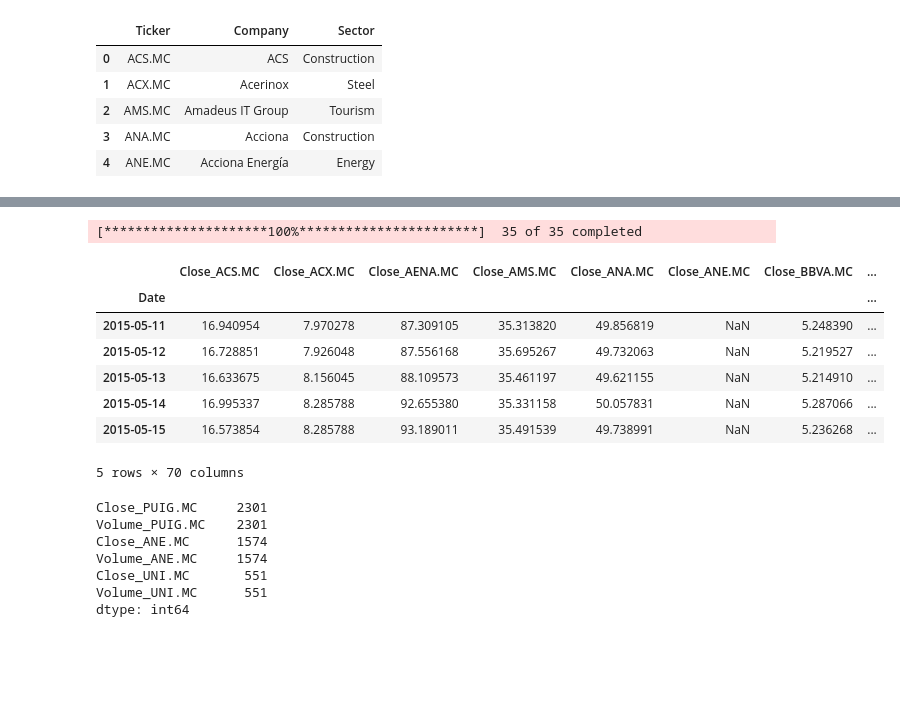
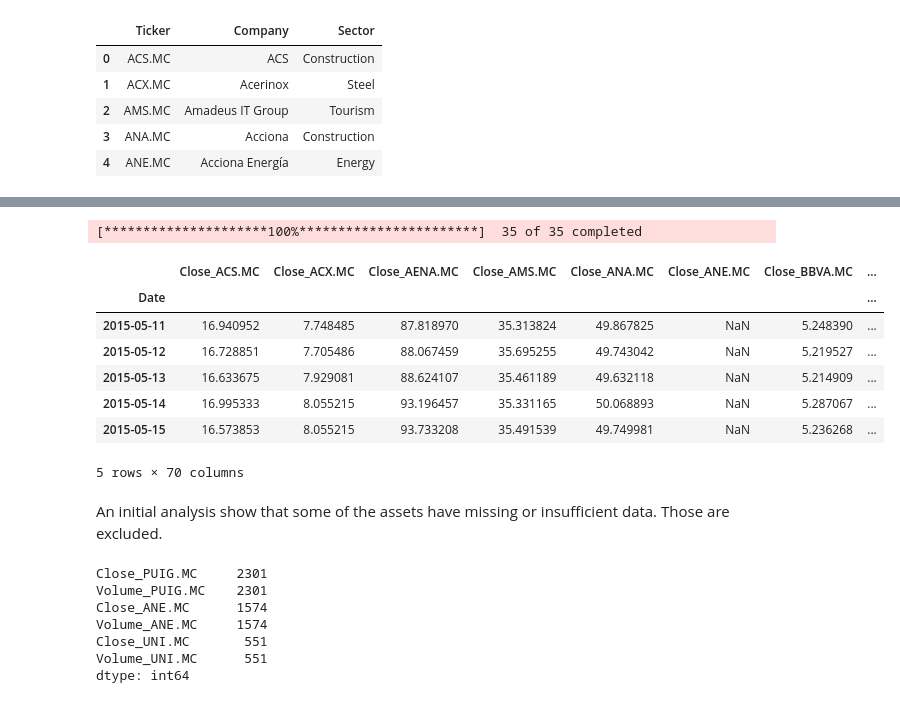
Before and after one commit to JuanCastillo29/Portfolio-Optimization-of-IBEX-35-Assets-Using-Laplace-Fitted-Returns, a Jupyter notebook: Notebooks/Data_collection.ipynb, the cells around one changed output, grey strips where cells are left out. Cells and saved outputs as stored; diff of their text form; code cells hidden in the pictures; blank space fills up the shorter version.

```diff
--- a/Notebooks/Data_collection.ipynb
+++ b/Notebooks/Data_collection.ipynb
@@ -17,18 +36,20 @@ IBEX35.head()
 # %%
-data = yf.download(IBEX35["Ticker"].tolist(), start='2015-05-10', end='2025-07-14')
+data = yf.download(IBEX35["Ticker"].tolist(), start='2015-05-10', end='2025-07-14', auto_adjust=True )
 data = data.loc[:, ['Close', 'Volume']]
 data.columns = ['{}_{}'.format(price_type, ticker) for price_type, ticker in data.columns]
 data.head()
 # %% [output]
 [*********************100%***********************]  35 of 35 completed
 |  | Close_ACS.MC | Close_ACX.MC | Close_AENA.MC | Close_AMS.MC | Close_ANA.MC | Close_ANE.MC | Close_BBVA.MC | ... |
 | Date |  |  |  |  |  |  |  | ... |
-| 2015-05-11 | 16.940954 | 7.970278 | 87.309105 | 35.313820 | 49.856819 | NaN | 5.248390 | ... |
-| 2015-05-12 | 16.728851 | 7.926048 | 87.556168 | 35.695267 | 49.732063 | NaN | 5.219527 | ... |
-| 2015-05-13 | 16.633675 | 8.156045 | 88.109573 | 35.461197 | 49.621155 | NaN | 5.214910 | ... |
-| 2015-05-14 | 16.995337 | 8.285788 | 92.655380 | 35.331158 | 50.057831 | NaN | 5.287066 | ... |
-| 2015-05-15 | 16.573854 | 8.285788 | 93.189011 | 35.491539 | 49.738991 | NaN | 5.236268 | ... |
+| 2015-05-11 | 16.940952 | 7.748485 | 87.818970 | 35.313824 | 49.867825 | NaN | 5.248390 | ... |
+| 2015-05-12 | 16.728851 | 7.705486 | 88.067459 | 35.695255 | 49.743042 | NaN | 5.219527 | ... |
+| 2015-05-13 | 16.633675 | 7.929081 | 88.624107 | 35.461189 | 49.632118 | NaN | 5.214909 | ... |
+| 2015-05-14 | 16.995333 | 8.055215 | 93.196457 | 35.331165 | 50.068893 | NaN | 5.287067 | ... |
+| 2015-05-15 | 16.573853 | 8.055215 | 93.733208 | 35.491539 | 49.749981 | NaN | 5.236268 | ... |
 5 rows × 70 columns
+# %% [markdown]
+An initial analysis show that some of the assets have missing or insufficient data. Those are excluded.
 # %%
 missing_counts = data.isna().sum()
 missing_counts = missing_counts[missing_counts > 0].sort_values(ascending=False)
```
Also changed, not shown: parts of 5 cells of this notebook, 1 other file.
